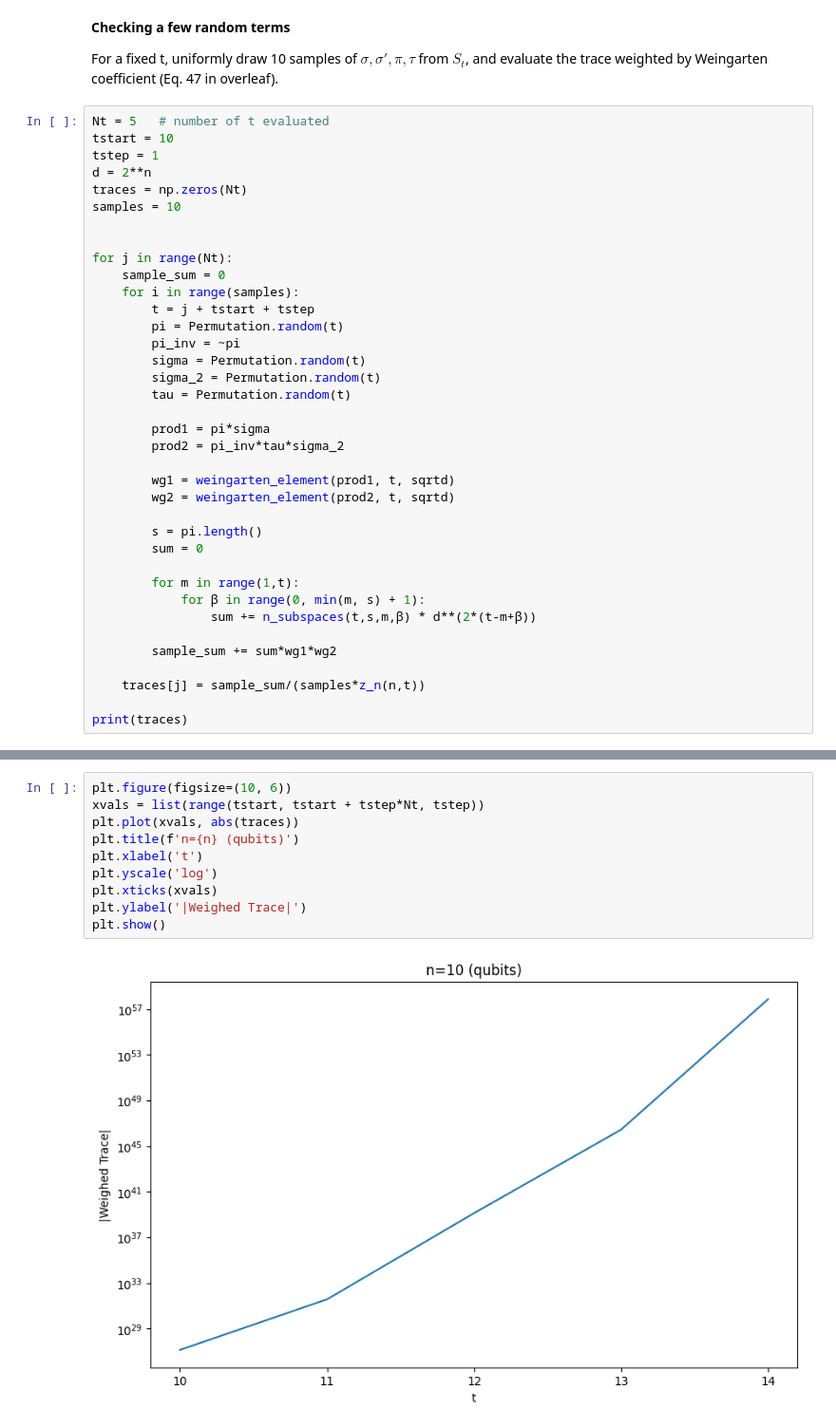
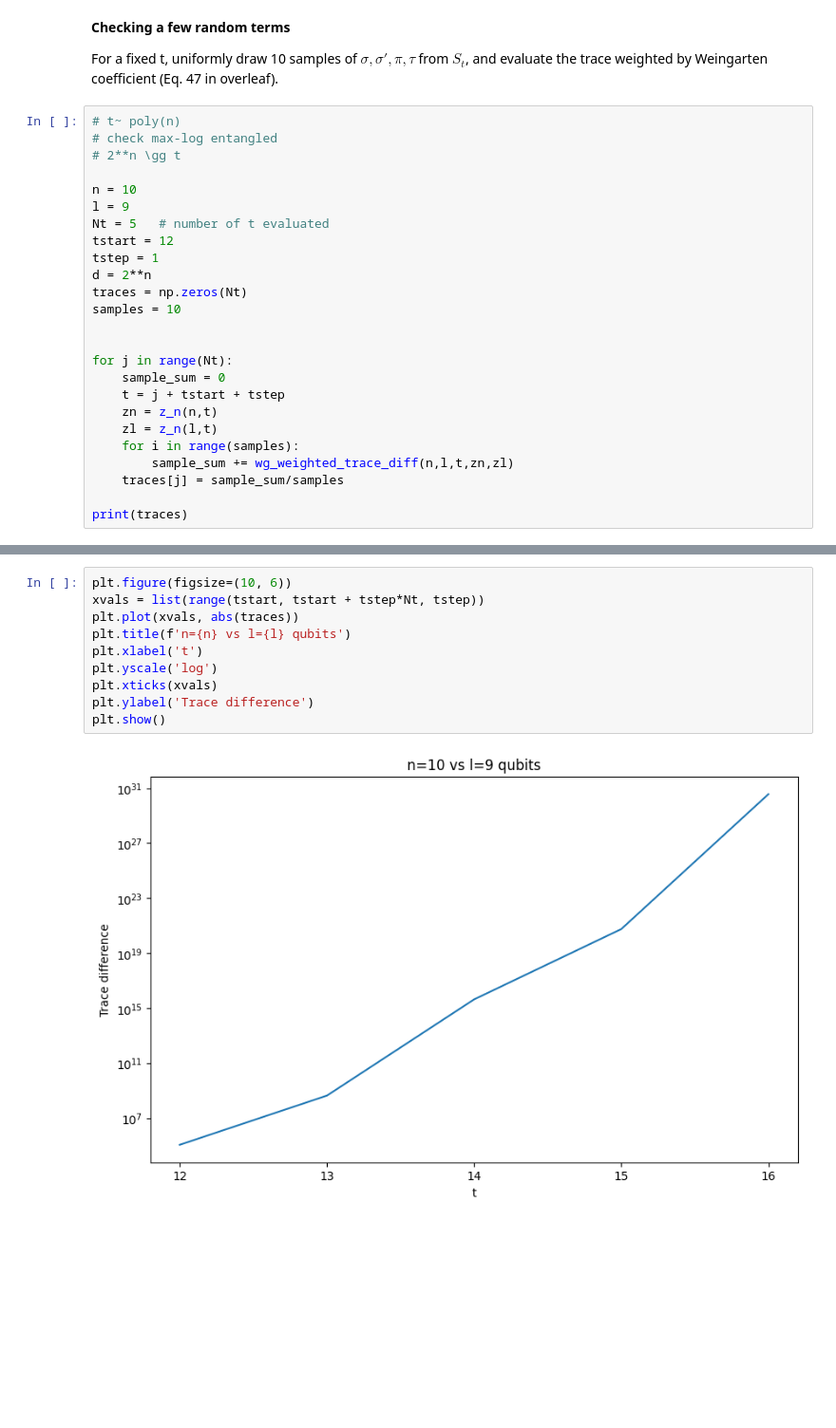
Before and after one commit to jean-wang-huaijin/pseudoentanglement, a Jupyter notebook: weingarten.ipynb, the cells around one changed output, grey strips where cells are left out. Shown: that part at 95% size. Saved outputs shown, nothing was run; the diff lists cells and outputs as text; blank space fills up the shorter version.

Commit message:
compare n and n-1 qubits setup

```diff
--- a/weingarten.ipynb
+++ b/weingarten.ipynb
@@ -48,8 +48,14 @@ print(a)
 
 For a fixed t, uniformly draw 10 samples of $\sigma, \sigma', \pi, \tau$ from $S_t$, and evaluate the trace weighted by Weingarten coefficient (Eq. 47 in overleaf).
 # %%
+# t~ poly(n)
+# check max-log entangled
+# 2**n \gg t
+
+n = 10
+l = 9
 Nt = 5   # number of t evaluated
-tstart = 10
+tstart = 12
 tstep = 1
 d = 2**n
 traces = np.zeros(Nt)
@@ -58,30 +64,12 @@ samples = 10
 
 for j in range(Nt):
     sample_sum = 0
+    t = j + tstart + tstep
+    zn = z_n(n,t)
+    zl = z_n(l,t)
     for i in range(samples):
-        t = j + tstart + tstep
-        pi = Permutation.random(t)
-        pi_inv = ~pi
-        sigma = Permutation.random(t)
-        sigma_2 = Permutation.random(t)
-        tau = Permutation.random(t)
-
-        prod1 = pi*sigma
-        prod2 = pi_inv*tau*sigma_2
-
-        wg1 = weingarten_element(prod1, t, sqrtd)
-        wg2 = weingarten_element(prod2, t, sqrtd)
-
-        s = pi.length()
-        sum = 0
-
-        for m in range(1,t):
-            for β in range(0, min(m, s) + 1):
-                sum += n_subspaces(t,s,m,β) * d**(2*(t-m+β))
-
-        sample_sum += sum*wg1*wg2
-
-    traces[j] = sample_sum/(samples*z_n(n,t))
+        sample_sum += wg_weighted_trace_diff(n,l,t,zn,zl)
+    traces[j] = sample_sum/samples
 
 print(traces)
 # %% [output]
@@ -90,12 +78,12 @@ print(traces)
 # %%
 plt.figure(figsize=(10, 6))
 xvals = list(range(tstart, tstart + tstep*Nt, tstep))
 plt.plot(xvals, abs(traces))
-plt.title(f'n={n} (qubits)')
+plt.title(f'n={n} vs l={l} qubits')
 plt.xlabel('t')
 plt.yscale('log')
 plt.xticks(xvals)
-plt.ylabel('|Weighed Trace|')
+plt.ylabel('Trace difference')
 plt.show()
 # %% [output]
-[figure, old version]
+[figure, new version]
```
Also changed, not shown: parts of 2 cells of this notebook, 1 other file.
